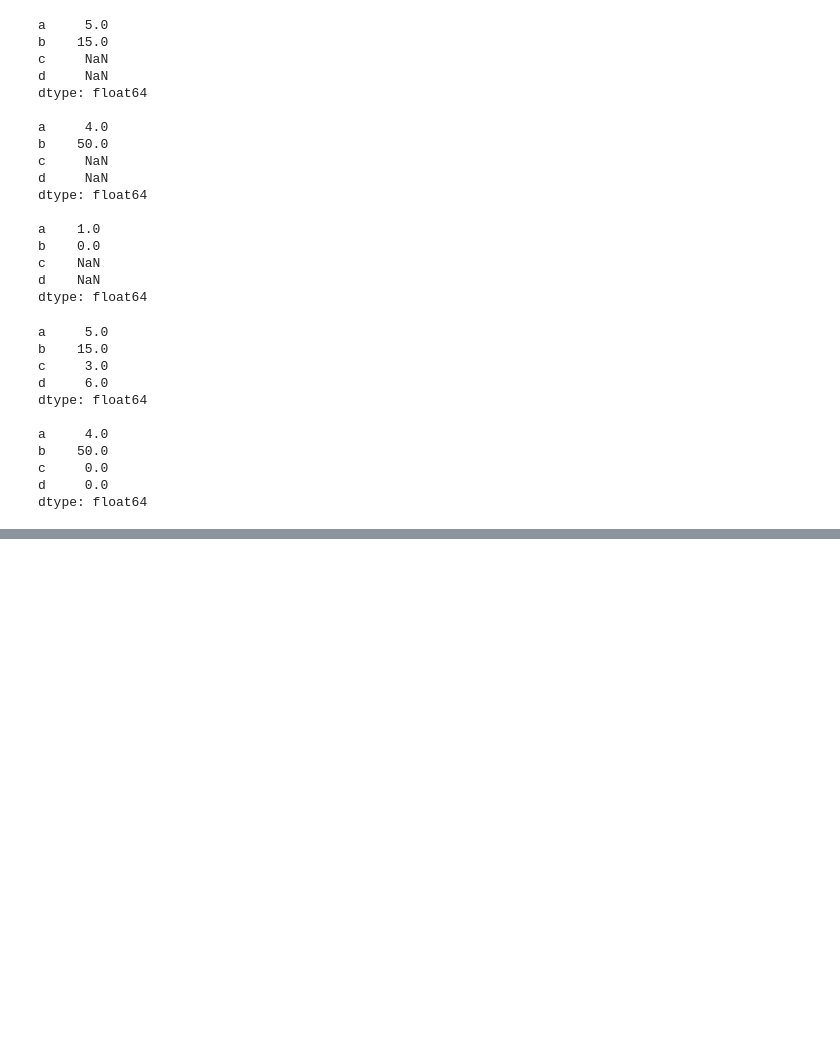
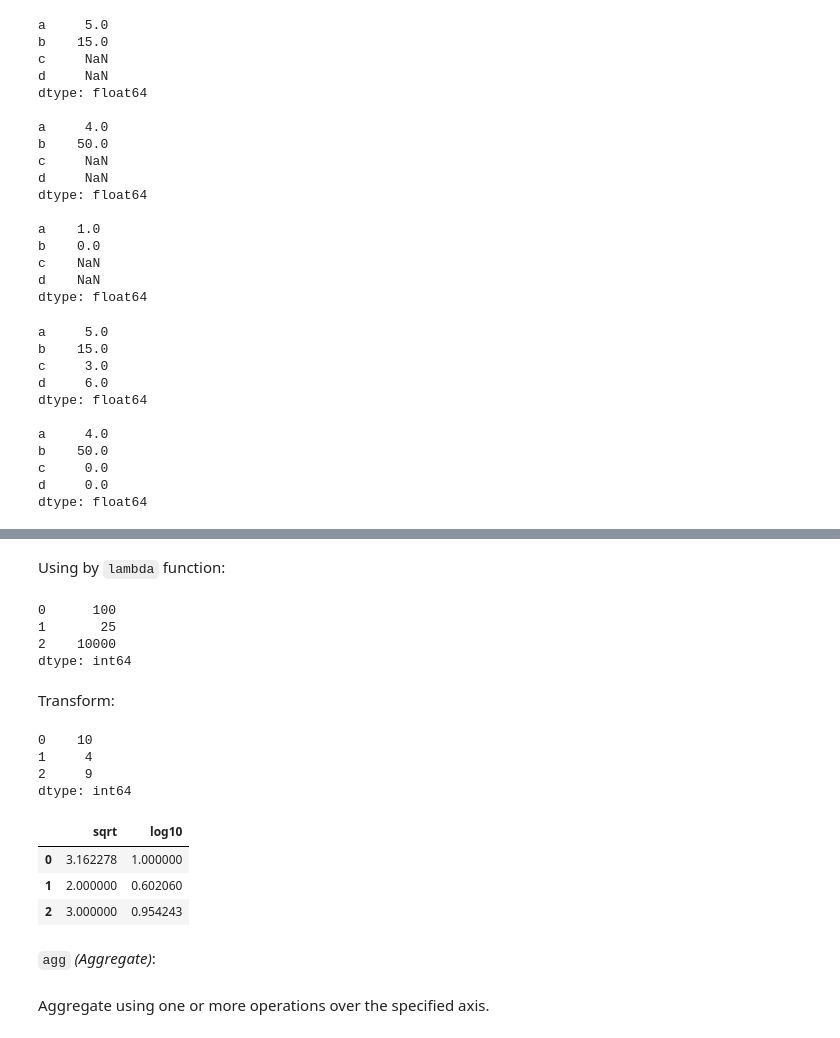
Before and after one commit to AliShariatian/Analyze-and-Prepare-data-using-Python, a Jupyter notebook: main.ipynb, the cells around one changed output, grey strips where cells are left out. Cells and saved outputs as stored; diff of their text form; code cells hidden in the pictures; blank space fills up the shorter version.

```diff
--- a/main.ipynb
+++ b/main.ipynb
@@ -1248,0 +1525,32 @@ dtype: float64
+# %% [markdown]
+Using by `lambda` function:
+# %%
+lam = lambda x: x**2
+
+print(myser.apply(lam))
+# %% [output]
+0      100
+1       25
+2    10000
+dtype: int64
+# %% [markdown]
+Transform:
+# %%
+ser = pd.Series([10, 4, 9])
+print(ser)
+# %% [output]
+0    10
+1     4
+2     9
+dtype: int64
+# %%
+ser.transform([np.sqrt, np.log10])
+# %% [output]
+|  | sqrt | log10 |
+| 0 | 3.162278 | 1.000000 |
+| 1 | 2.000000 | 0.602060 |
+| 2 | 3.000000 | 0.954243 |
+# %% [markdown]
+`agg` _(Aggregate)_:
+# %% [markdown]
+Aggregate using one or more operations over the specified axis.
```
Also changed, not shown: parts of 86 cells of this notebook.
